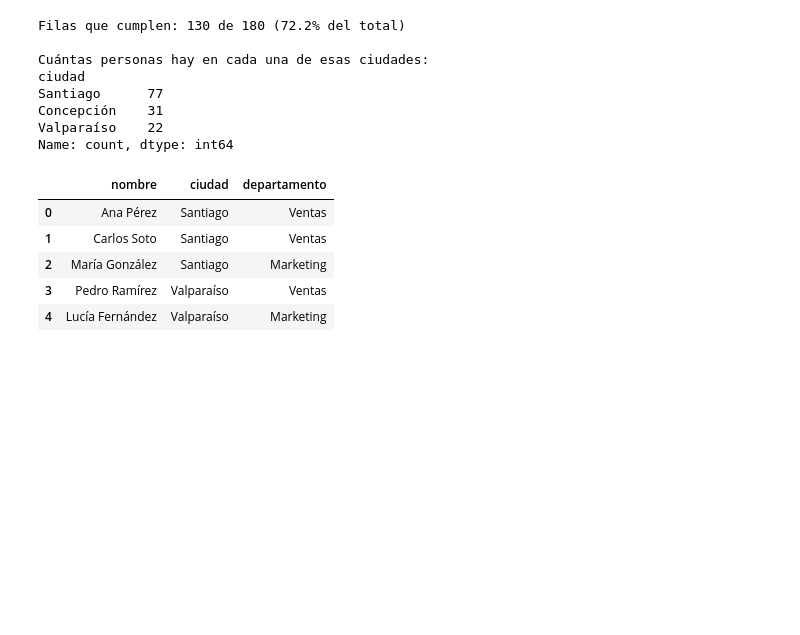
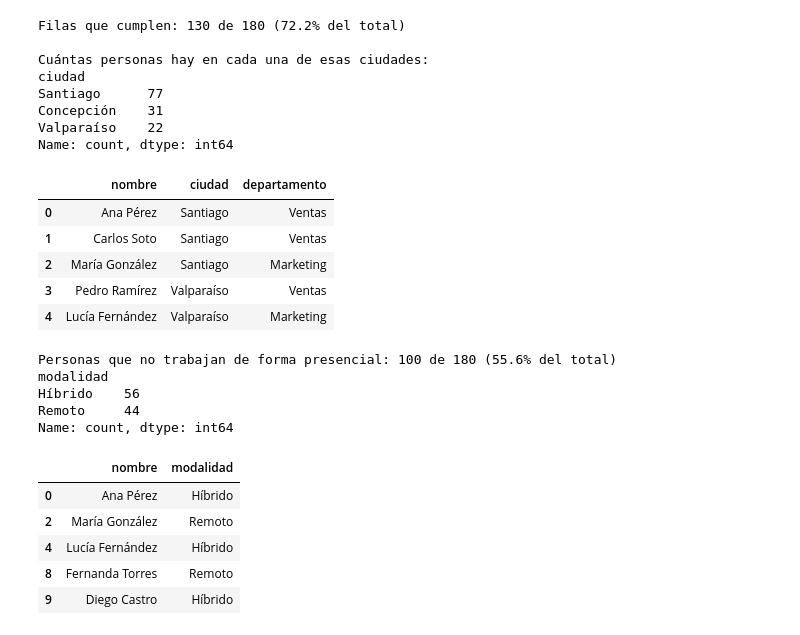
Before and after one commit to MiguelAngelRamos/ejercicio-2-analisis-datos, a Jupyter notebook: ejercicio-2.ipynb, the cells around one changed output. Saved outputs shown, nothing was run; the diff lists cells and outputs as text; code cells hidden in the pictures; blank space fills up the shorter version.

Commit message:
in en querys

```diff
--- a/ejercicio-2.ipynb
+++ b/ejercicio-2.ipynb
@@ -601,3 +601,22 @@ Name: count, dtype: int64
 | 2 | María González | Santiago | Marketing |
 | 3 | Pedro Ramírez | Valparaíso | Ventas |
 | 4 | Lucía Fernández | Valparaíso | Marketing |
+# %%
+# "not in" es el inverso: conserva las filas cuyo valor No está en la lista
+# Equivalente a: df[~df["modalidad"].isin(["Presencial"])]
+no_presencial = df.query("modalidad not in ['Presencial']")
+print(f"Personas que no trabajan de forma presencial: {len(no_presencial)} de {len(df)} ({len(no_presencial)/len(df):.1%} del total)")
+print(no_presencial["modalidad"].value_counts())
+display(no_presencial[["nombre", "modalidad"]].head())
+# %% [output]
+Personas que no trabajan de forma presencial: 100 de 180 (55.6% del total)
+modalidad
+Híbrido    56
+Remoto     44
+Name: count, dtype: int64
+|  | nombre | modalidad |
+| 0 | Ana Pérez | Híbrido |
+| 2 | María González | Remoto |
+| 4 | Lucía Fernández | Híbrido |
+| 8 | Fernanda Torres | Remoto |
+| 9 | Diego Castro | Híbrido |
```
